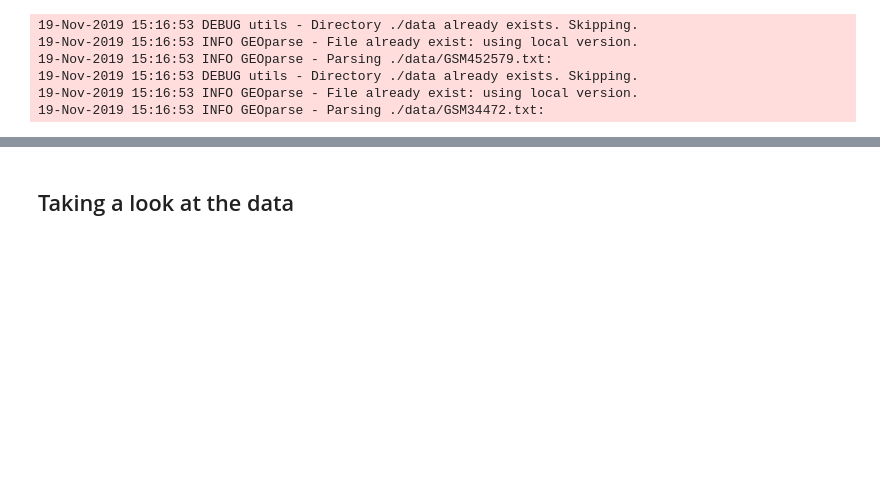
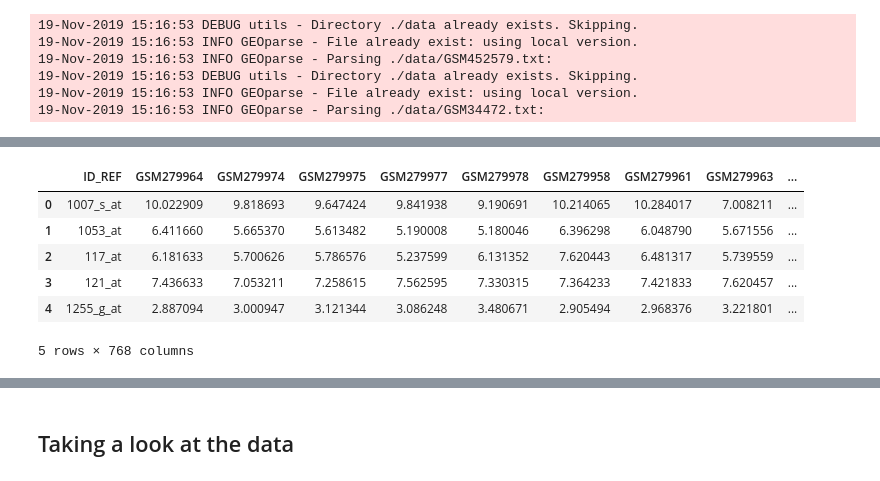
Before and after one commit to programmingprincess/ml4sp_metastasis, a Jupyter notebook: get_data.ipynb, the cells around one changed output, grey strips where cells are left out. Cells and saved outputs as stored; diff of their text form; code cells hidden in the pictures; blank space fills up the shorter version.

```diff
--- a/get_data.ipynb
+++ b/get_data.ipynb
@@ -120,23 +177,32 @@ with open("geo_data1.txt") as f:
 
 mirna = []
 labels = []
-cols = []
 
-# others=[]
-# other_labels=[]
-for i in range(5401, len(d)):
-    gsm=d[i][3]
-    if i % 10 == 0:
-        print(i, gsm)
+# get sample probe names from something with 54000 rows
+gse2 = GEOparse.get_GEO(geo="GSM305387", destdir="./data")
+df_mirna = pd.DataFrame(gse2.table['ID_REF'])
+
+count=0
+for name, info in geo_data.iterrows():
+    gsm=info['Sample_id']
+    if count % 10 == 0:
+        print(count, gsm)
+    count+=1
     gse = GEOparse.get_GEO(geo=gsm, destdir="./data/")
+    if set(gse.table['ID_REF']) == set(df_mirna['ID_REF']):
+        gse.table.columns = [gsm if x=='VALUE' else x for x in gse.table.columns]
+        df_mirna = pd.merge(df_mirna,gse.table[['ID_REF',gsm]],on='ID_REF', how='left')
+        label = [info['Dataset_id'], info['Class_id'], info['Class_name'], info['Sample_id'], info['Cancer_type'], info['Cancer_subtype'], info['Metastasis_status'], info['Primary_site'], info['Metastasis_site'], info['Sample_label']]
+        labels.append(label)
 
-    # Make sure it is miRNA data. This means there are only two columns, and the ID_REF
-    # should be HSA_something...ETC. There will be 54675 miRNA sites.
-    # You can check cols to make sure the sites/values (HSA_/RMA normalized) match up!
-    if len(gse.columns)==2 and len(gse.table) == 54675:
-        label = [d[i][0], d[i][1], d[i][2],d[i][3],d[i][4],d[i][5],d[i][6],d[i][7],d[i][8],d[i][9]]
-        temp = gse.table.set_index('ID_REF')
-        temp.columns=[gsm]
-        mirna.append(temp)
-        labels.append(label)
-        cols.append(gse.columns)
+#     # This was the old way of reading things in. Changed to get more datapoints
+#     # Make sure it is miRNA data. This means there are only two columns, and the ID_REF
+#     # should be HSA_something...ETC. There will be 54675 miRNA sites.
+#     # You can check cols to make sure the sites/values (HSA_/RMA normalized) match up!
+#     if len(gse.columns)==2 and len(gse.table) == 54675:
+#         label = [d[i][0], d[i][1], d[i][2],d[i][3],d[i][4],d[i][5],d[i][6],d[i][7],d[i][8],d[i][9]]
+#         temp = gse.table.set_index('ID_REF')
+#         temp.columns=[gsm]
+#         mirna.append(temp)
+#         labels.append(label)
+#         cols.append(gse.columns)
@@ -143,3 +317,13 @@ for i in range(5401, len(d)):
+# %%
+df_mirna.head()
+# %% [output]
+|  | ID_REF | GSM279964 | GSM279974 | GSM279975 | GSM279977 | GSM279978 | GSM279958 | GSM279961 | GSM279963 | ... |
+| 0 | 1007_s_at | 10.022909 | 9.818693 | 9.647424 | 9.841938 | 9.190691 | 10.214065 | 10.284017 | 7.008211 | ... |
+| 1 | 1053_at | 6.411660 | 5.665370 | 5.613482 | 5.190008 | 5.180046 | 6.396298 | 6.048790 | 5.671556 | ... |
+| 2 | 117_at | 6.181633 | 5.700626 | 5.786576 | 5.237599 | 6.131352 | 7.620443 | 6.481317 | 5.739559 | ... |
+| 3 | 121_at | 7.436633 | 7.053211 | 7.258615 | 7.562595 | 7.330315 | 7.364233 | 7.421833 | 7.620457 | ... |
+| 4 | 1255_g_at | 2.887094 | 3.000947 | 3.121344 | 3.086248 | 3.480671 | 2.905494 | 2.968376 | 3.221801 | ... |
+5 rows × 768 columns
 # %%
 # Create 1 big dataframe for the mirna data
 # axis=1 means we stack COLUMNS side by side (default is stacking ROWS on top of e/o)
```
Also changed, not shown: parts of 25 cells of this notebook, 1 other file.
